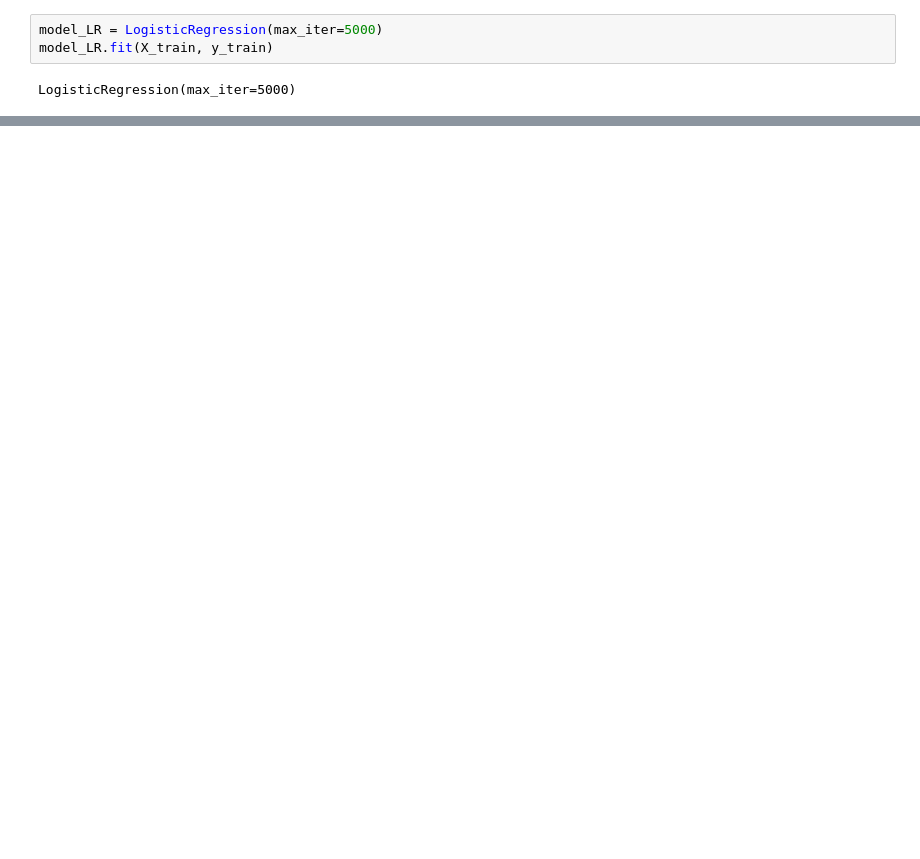
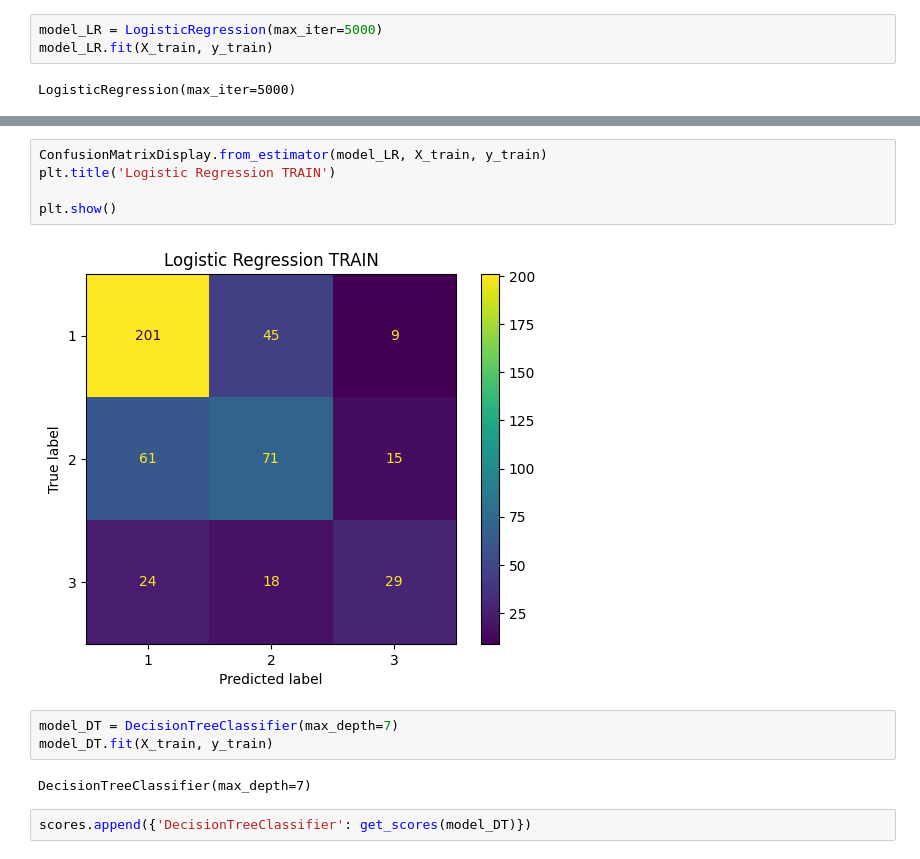
Before and after one commit to piotrkm/dengue_data_repo, a Jupyter notebook: DENGUE_project_grupa_01_klasyfikacja.ipynb, the cells around one changed output, grey strips where cells are left out. Drawn from its saved outputs; the diff is of its cells as text; blank space fills up the shorter version.

```diff
--- a/DENGUE_project_grupa_01_klasyfikacja.ipynb
+++ b/DENGUE_project_grupa_01_klasyfikacja.ipynb
@@ -183,0 +231,14 @@ plt.show()
+# %%
+ConfusionMatrixDisplay.from_estimator(model_LR, X_train, y_train)
+plt.title('Logistic Regression TRAIN')
+
+plt.show()
+# %% [output]
+[figure, added]
+# %%
+model_DT = DecisionTreeClassifier(max_depth=7)
+model_DT.fit(X_train, y_train)
+# %% [output]
+DecisionTreeClassifier(max_depth=7)
+# %%
+scores.append({'DecisionTreeClassifier': get_scores(model_DT)})
```
Also changed, not shown: parts of 16 cells of this notebook.
